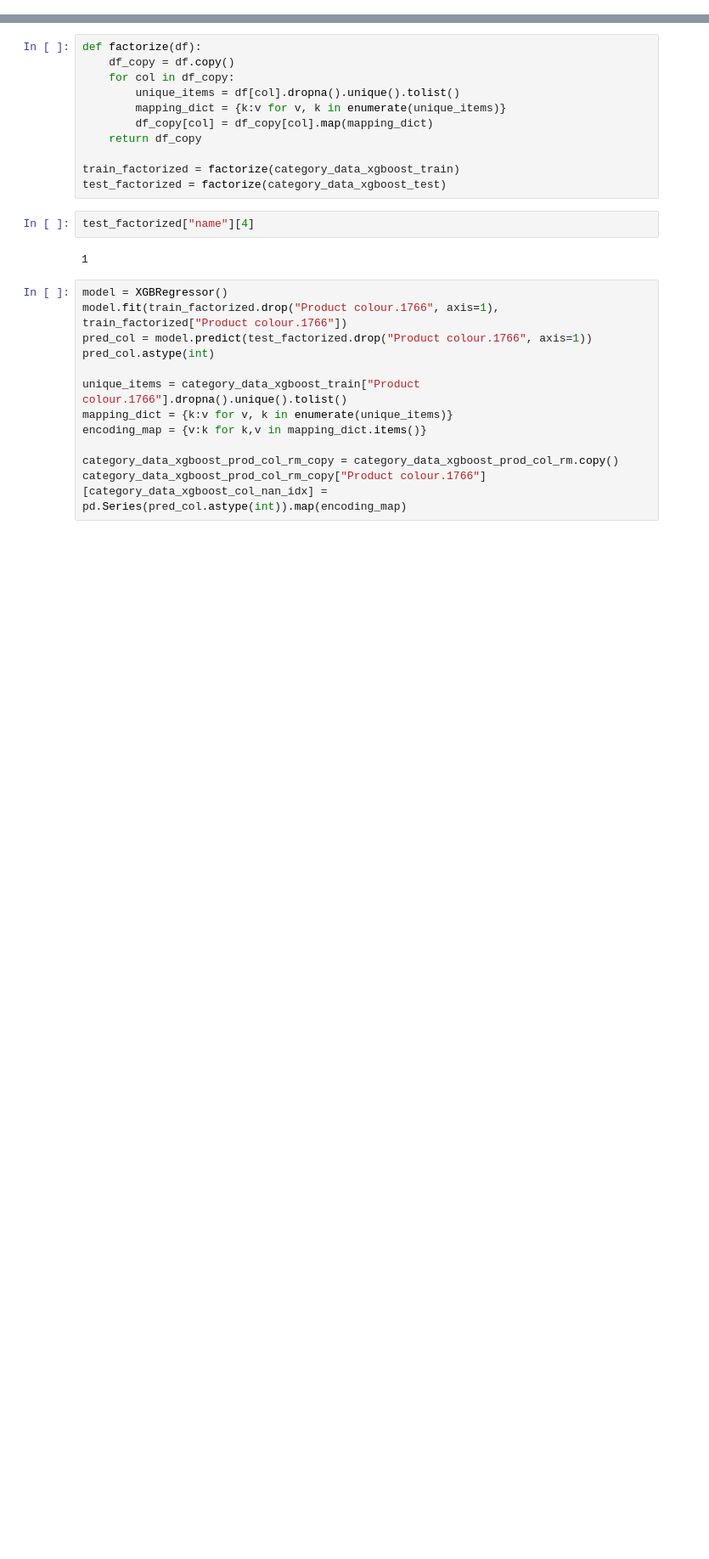
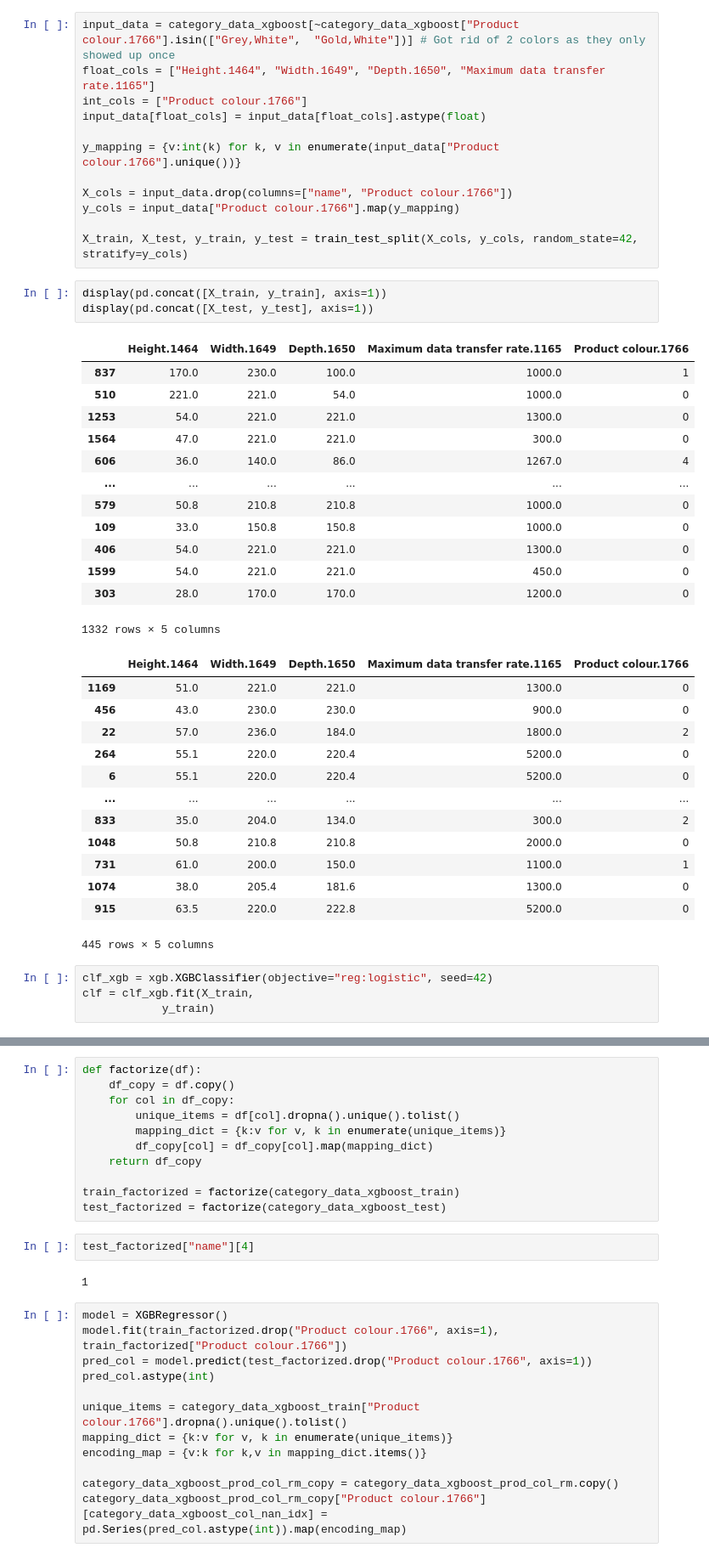
Before and after one commit to bigarabuza/StiboSystems, a Jupyter notebook: IceCat Full/analysis_ice_cat_full.ipynb, the cells around one changed output, grey strips where cells are left out. Shown at 85% size. Cells and saved outputs as stored; diff of their text form; blank space fills up the shorter version.

```diff
--- a/IceCat Full/analysis_ice_cat_full.ipynb
+++ b/IceCat Full/analysis_ice_cat_full.ipynb
@@ -122,0 +267,46 @@ pd.get_dummies(category_data_xgboost_prod_col_rm)
+# %%
+input_data = category_data_xgboost[~category_data_xgboost["Product colour.1766"].isin(["Grey,White",  "Gold,White"])] # Got rid of 2 colors as they only showed up once
+float_cols = ["Height.1464", "Width.1649", "Depth.1650", "Maximum data transfer rate.1165"]
+int_cols = ["Product colour.1766"]
+input_data[float_cols] = input_data[float_cols].astype(float)
+
+y_mapping = {v:int(k) for k, v in enumerate(input_data["Product colour.1766"].unique())}
+
+X_cols = input_data.drop(columns=["name", "Product colour.1766"])
+y_cols = input_data["Product colour.1766"].map(y_mapping)
+
+X_train, X_test, y_train, y_test = train_test_split(X_cols, y_cols, random_state=42, stratify=y_cols)
+# %%
+display(pd.concat([X_train, y_train], axis=1))
+display(pd.concat([X_test, y_test], axis=1))
+# %% [output]
+|  | Height.1464 | Width.1649 | Depth.1650 | Maximum data transfer rate.1165 | Product colour.1766 |
+| 837 | 170.0 | 230.0 | 100.0 | 1000.0 | 1 |
+| 510 | 221.0 | 221.0 | 54.0 | 1000.0 | 0 |
+| 1253 | 54.0 | 221.0 | 221.0 | 1300.0 | 0 |
+| 1564 | 47.0 | 221.0 | 221.0 | 300.0 | 0 |
+| 606 | 36.0 | 140.0 | 86.0 | 1267.0 | 4 |
+| ... | ... | ... | ... | ... | ... |
+| 579 | 50.8 | 210.8 | 210.8 | 1000.0 | 0 |
+| 109 | 33.0 | 150.8 | 150.8 | 1000.0 | 0 |
+| 406 | 54.0 | 221.0 | 221.0 | 1300.0 | 0 |
+| 1599 | 54.0 | 221.0 | 221.0 | 450.0 | 0 |
+| 303 | 28.0 | 170.0 | 170.0 | 1200.0 | 0 |
+1332 rows × 5 columns
+|  | Height.1464 | Width.1649 | Depth.1650 | Maximum data transfer rate.1165 | Product colour.1766 |
+| 1169 | 51.0 | 221.0 | 221.0 | 1300.0 | 0 |
+| 456 | 43.0 | 230.0 | 230.0 | 900.0 | 0 |
+| 22 | 57.0 | 236.0 | 184.0 | 1800.0 | 2 |
+| 264 | 55.1 | 220.0 | 220.4 | 5200.0 | 0 |
+| 6 | 55.1 | 220.0 | 220.4 | 5200.0 | 0 |
+| ... | ... | ... | ... | ... | ... |
+| 833 | 35.0 | 204.0 | 134.0 | 300.0 | 2 |
+| 1048 | 50.8 | 210.8 | 210.8 | 2000.0 | 0 |
+| 731 | 61.0 | 200.0 | 150.0 | 1100.0 | 1 |
+| 1074 | 38.0 | 205.4 | 181.6 | 1300.0 | 0 |
+| 915 | 63.5 | 220.0 | 222.8 | 5200.0 | 0 |
+445 rows × 5 columns
+# %%
+clf_xgb = xgb.XGBClassifier(objective="reg:logistic", seed=42)
+clf = clf_xgb.fit(X_train,
+            y_train)
```
Also changed, not shown: parts of 37 cells of this notebook.
